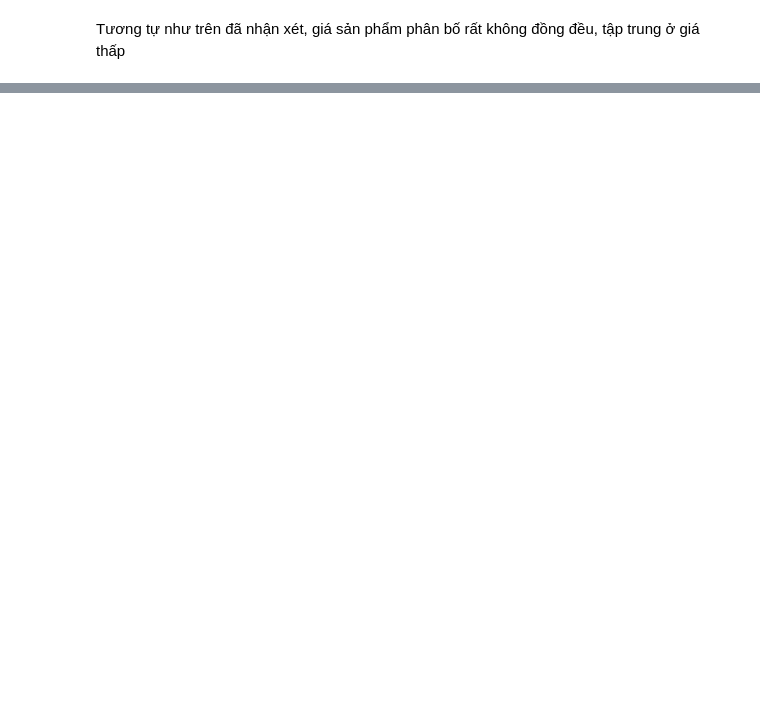
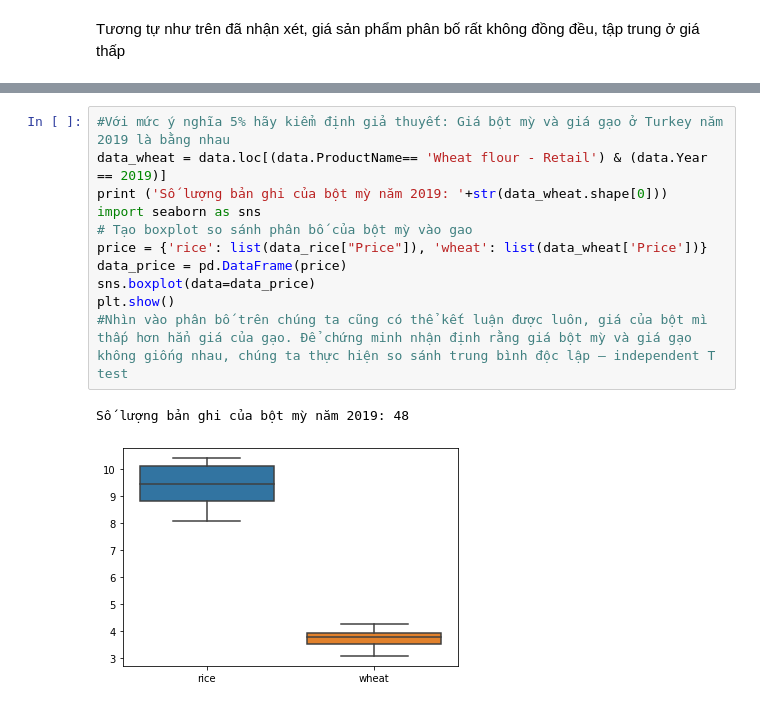
Before and after one commit to Trang27cl/testgit, a Jupyter notebook: FoodPrice_in_Turkey.ipynb, the cells around one changed output, grey strips where cells are left out. Cells and saved outputs as stored; diff of their text form; blank space fills up the shorter version.

```diff
--- a/FoodPrice_in_Turkey.ipynb
+++ b/FoodPrice_in_Turkey.ipynb
@@ -551,0 +542,14 @@ sns.boxplot(x = "Year", y = "Price", data=df1)
+# %%
+#Với mức ý nghĩa 5% hãy kiểm định giả thuyết: Giá bột mỳ và giá gạo ở Turkey năm 2019 là bằng nhau
+data_wheat = data.loc[(data.ProductName== 'Wheat flour - Retail') & (data.Year == 2019)]
+print ('Số lượng bản ghi của bột mỳ năm 2019: '+str(data_wheat.shape[0]))
+import seaborn as sns
+# Tạo boxplot so sánh phân bố của bột mỳ vào gao
+price = {'rice': list(data_rice["Price"]), 'wheat': list(data_wheat['Price'])}
+data_price = pd.DataFrame(price)
+sns.boxplot(data=data_price)
+plt.show()
+#Nhìn vào phân bố trên chúng ta cũng có thể kết luận được luôn, giá của bột mì thấp hơn hẳn giá của gạo. Để chứng minh nhận định rằng giá bột mỳ và giá gạo không giống nhau, chúng ta thực hiện so sánh trung bình độc lập – independent T test
+# %% [output]
+Số lượng bản ghi của bột mỳ năm 2019: 48
+[figure, added]
```
Also changed, not shown: parts of 21 cells of this notebook.
